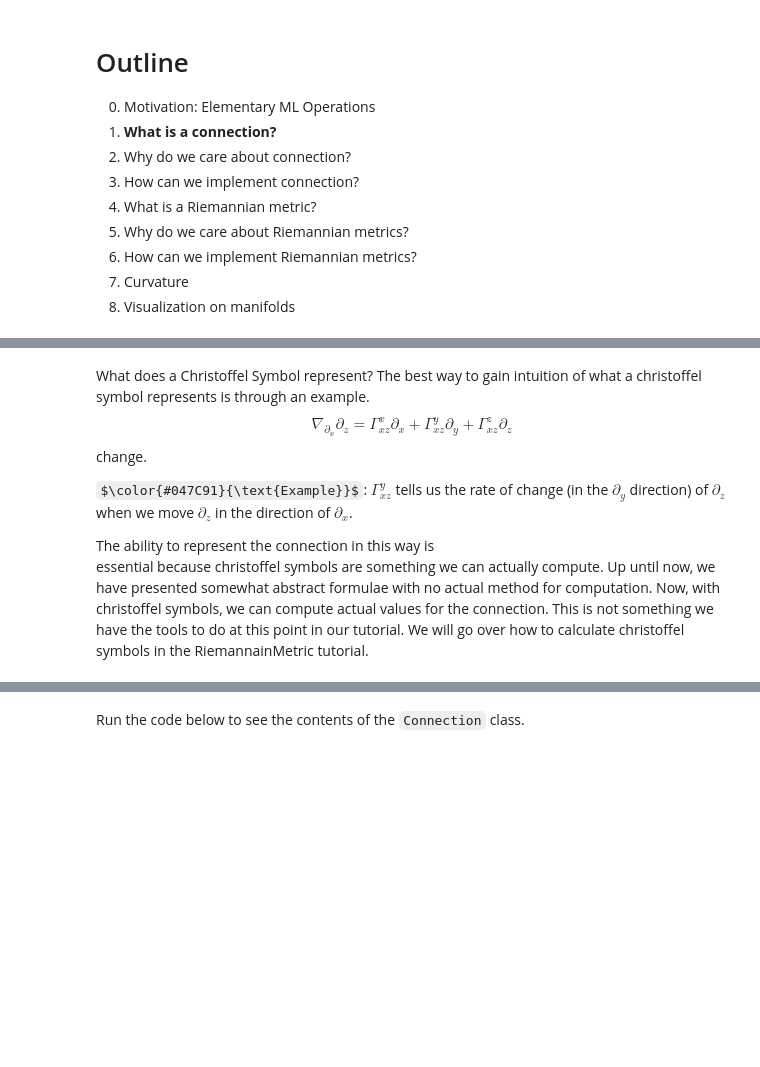
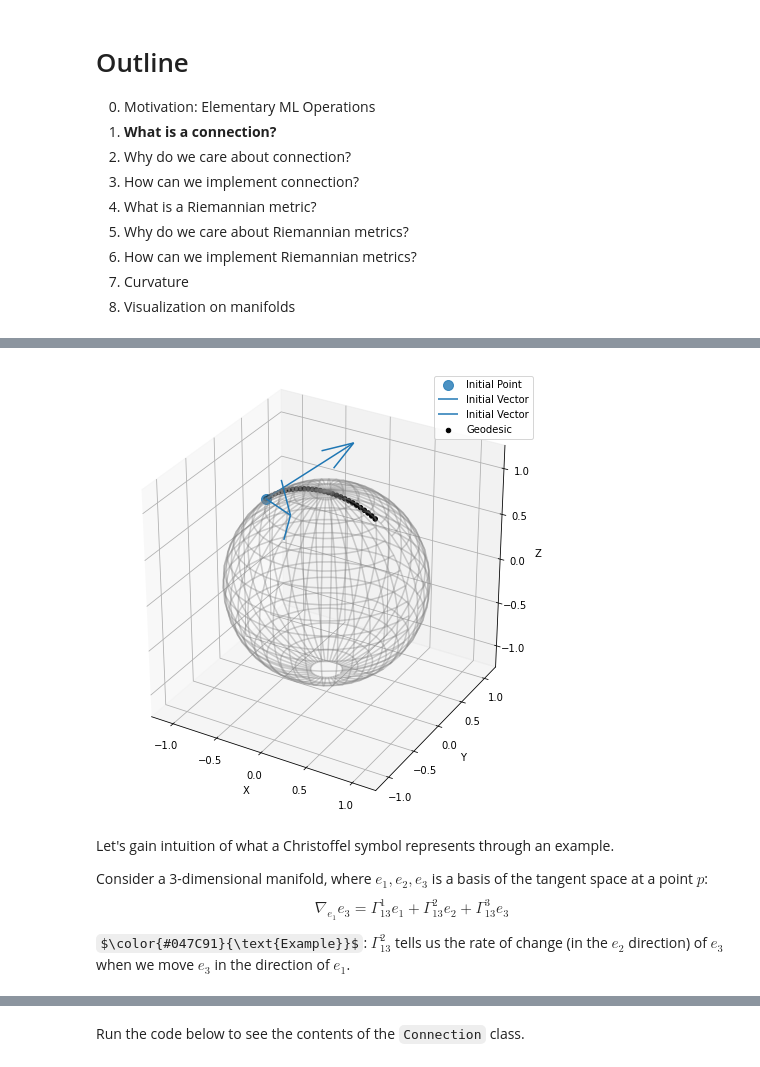
Before and after one commit to geometric-intelligence/ece594n, a Jupyter notebook: lectures/01_b_connection_and_riemannian_metrics.ipynb, the cells around one changed output, grey strips where cells are left out. Drawn from its saved outputs; the diff is of its cells as text; code cells hidden in the pictures; some formulas as TeX source; blank space fills up the shorter version.

```diff
--- a/lectures/01_b_connection_and_riemannian_metrics.ipynb
+++ b/lectures/01_b_connection_and_riemannian_metrics.ipynb
@@ -266,13 +271,17 @@ where $\partial_{i}, \partial_{j}$ are basis vectors at some point $p$ on the ma
+# %%
+fig = plt.figure(figsize=(8, 8)); ax = fig.add_subplot(111, projection="3d"); ax = viz.plot(point, ax=ax, space="S2", s=100, alpha=0.8, label="Initial Point"); arrow = viz.Arrow3D(point, vector=tangent_vector); arrow.draw(ax, color="C0", label="Initial Vector"); arrow = viz.Arrow3D(point, vector=sphere.to_tangent(vector+np.array([2., -2.4, -0.8]), base_point=point)); arrow.draw(ax, color="C0", label="Initial Vector"); ax = viz.plot(points_on_geodesic, ax=ax, space="S2", color="black", label="Geodesic"); ax.legend();
+# %% [output]
+[figure, added]
 # %% [markdown]
-What does a Christoffel Symbol represent?
-The best way to gain intuition of what a christoffel symbol represents is through an example.
+Let's gain intuition of what a Christoffel symbol represents through an example.
+
+Consider a 3-dimensional manifold, where $e_1, e_2, e_3$ is a basis of the tangent space at a point $p$:
 $$
-\nabla_{\partial_{x}} \partial_{z}=\Gamma_{x z}^{x} \partial_{x}+\Gamma_{x z}^{y} \partial_{y}+\Gamma_{x z}^{z} \partial_{z}
-$$ change.
+\nabla_{e_1} e_3=
+\Gamma_{13}^{1} e_1
++ \Gamma_{13}^{2} e_2
++ \Gamma_{13}^{3} e_3
+$$
 
-$\color{#047C91}{\text{Example}}$: $\Gamma_{x z}^{y}$ tells us the rate of change (in the $\partial_{y}$ direction) of $\partial_{z}$ when we move $\partial_{z}$ in the direction of $\partial_{x}$.
-
-The ability to represent the connection in this way is
-essential
-  because christoffel symbols are something we can actually compute. Up until now, we have presented somewhat abstract formulae with no actual method for computation. Now, with christoffel symbols, we can compute actual values for the connection. This is not something we have the tools to do at this point in our tutorial. We will go over how to calculate christoffel symbols in the RiemannainMetric tutorial.
+$\color{#047C91}{\text{Example}}$: $\Gamma_{13}^{2}$ tells us the rate of change (in the $e_2$ direction) of $e_3$ when we move $e_3$ in the direction of $e_1$.
 # %% [markdown]
```
Also changed, not shown: parts of 31 cells of this notebook, 6 other files.
